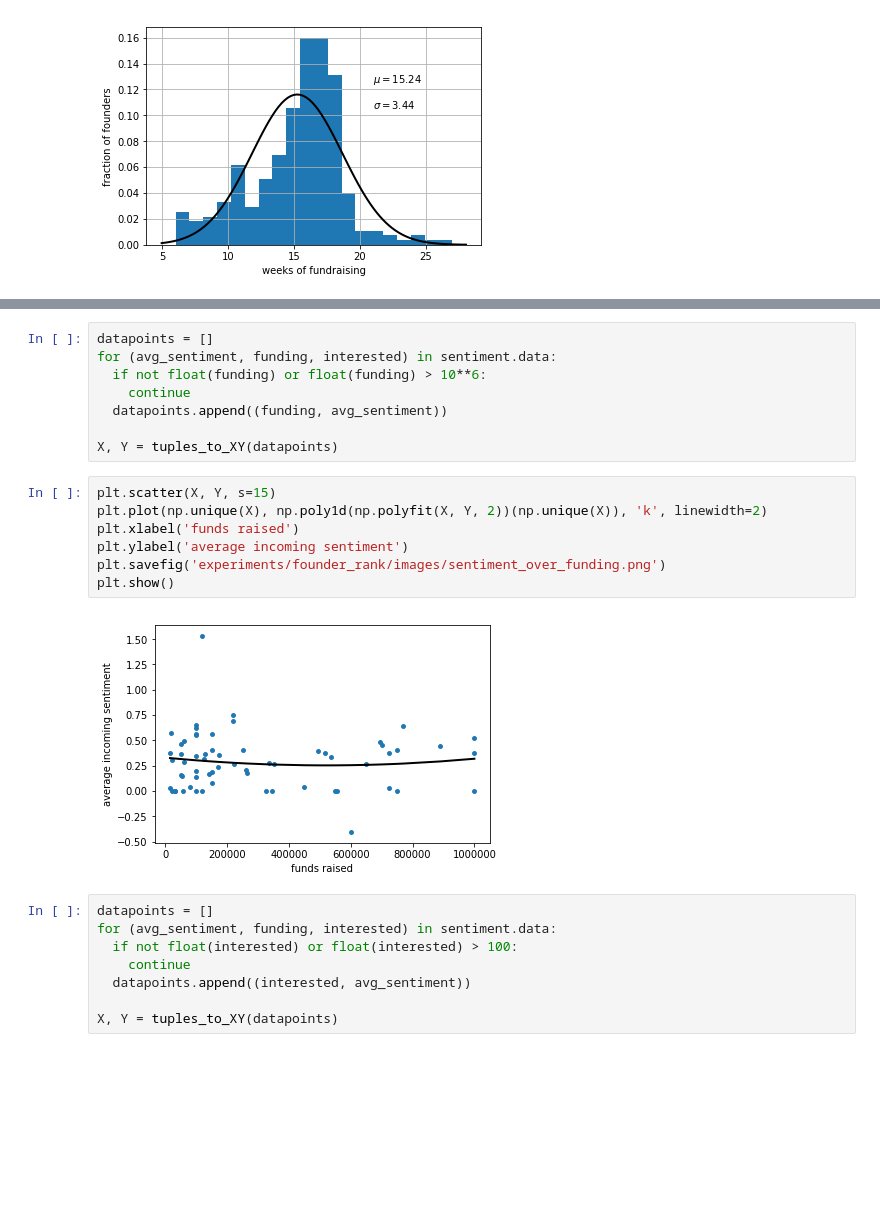
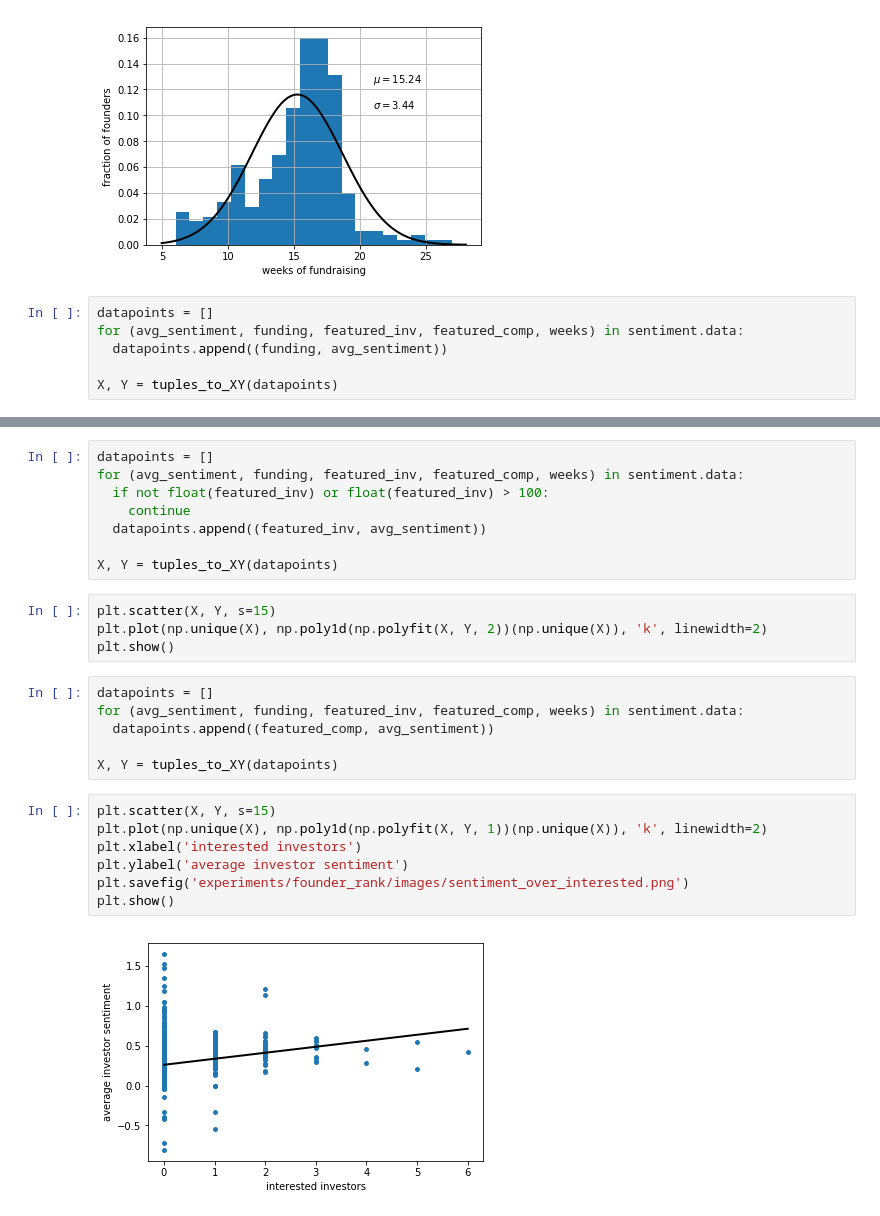
Before and after one commit to yasyf/vc, a Jupyter notebook: ml/experiments/founder_rank/plots.ipynb, the cells around one changed output, grey strips where cells are left out. Saved outputs shown, nothing was run; the diff lists cells and outputs as text; blank space fills up the shorter version.

Commit message:
Tweak plot and study code, new data and images.

```diff
--- a/ml/experiments/founder_rank/plots.ipynb
+++ b/ml/experiments/founder_rank/plots.ipynb
@@ -67,3 +71,9 @@ plt.show()
 # %% [output]
 15.240458015267176 3.436363216633863
 [figure]
+# %%
+datapoints = []
+for (avg_sentiment, funding, featured_inv, featured_comp, weeks) in sentiment.data:
+  datapoints.append((funding, avg_sentiment))
+
+X, Y = tuples_to_XY(datapoints)
@@ -70,25 +89,27 @@ plt.show()
 # %%
 datapoints = []
-for (avg_sentiment, funding, interested) in sentiment.data:
-  if not float(funding) or float(funding) > 10**6:
+for (avg_sentiment, funding, featured_inv, featured_comp, weeks) in sentiment.data:
+  if not float(featured_inv) or float(featured_inv) > 100:
     continue
-  datapoints.append((funding, avg_sentiment))
+  datapoints.append((featured_inv, avg_sentiment))
 
 X, Y = tuples_to_XY(datapoints)
+# %%
+plt.scatter(X, Y, s=15)
+plt.plot(np.unique(X), np.poly1d(np.polyfit(X, Y, 2))(np.unique(X)), 'k', linewidth=2)
+plt.show()
+# %%
+datapoints = []
+for (avg_sentiment, funding, featured_inv, featured_comp, weeks) in sentiment.data:
+  datapoints.append((featured_comp, avg_sentiment))
+
+X, Y = tuples_to_XY(datapoints)
 # %%
 plt.scatter(X, Y, s=15)
-plt.plot(np.unique(X), np.poly1d(np.polyfit(X, Y, 2))(np.unique(X)), 'k', linewidth=2)
-plt.xlabel('funds raised')
-plt.ylabel('average incoming sentiment')
-plt.savefig('experiments/founder_rank/images/sentiment_over_funding.png')
+plt.plot(np.unique(X), np.poly1d(np.polyfit(X, Y, 1))(np.unique(X)), 'k', linewidth=2)
+plt.xlabel('interested investors')
+plt.ylabel('average investor sentiment')
+plt.savefig('experiments/founder_rank/images/sentiment_over_interested.png')
 plt.show()
 # %% [output]
-[figure, old version]
+[figure, new version]
-# %%
-datapoints = []
-for (avg_sentiment, funding, interested) in sentiment.data:
-  if not float(interested) or float(interested) > 100:
-    continue
-  datapoints.append((interested, avg_sentiment))
-
-X, Y = tuples_to_XY(datapoints)
```
Also changed, not shown: parts of 5 cells of this notebook, 27 other files.
